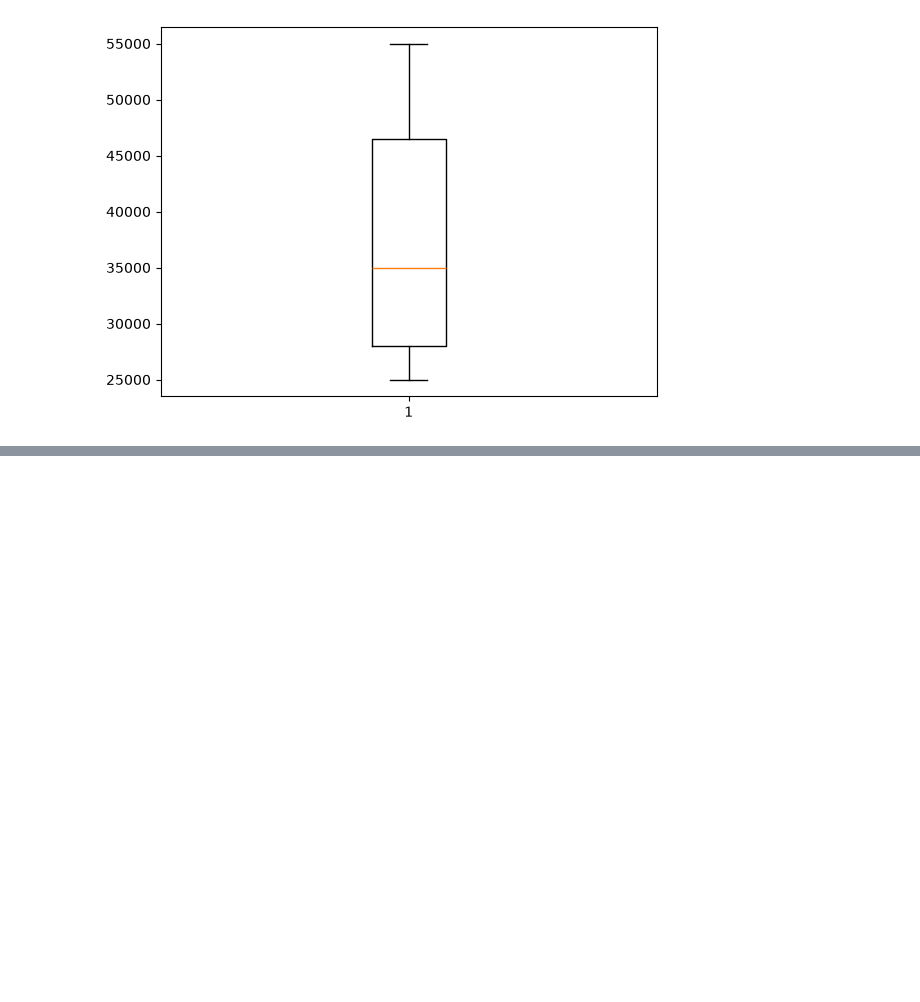
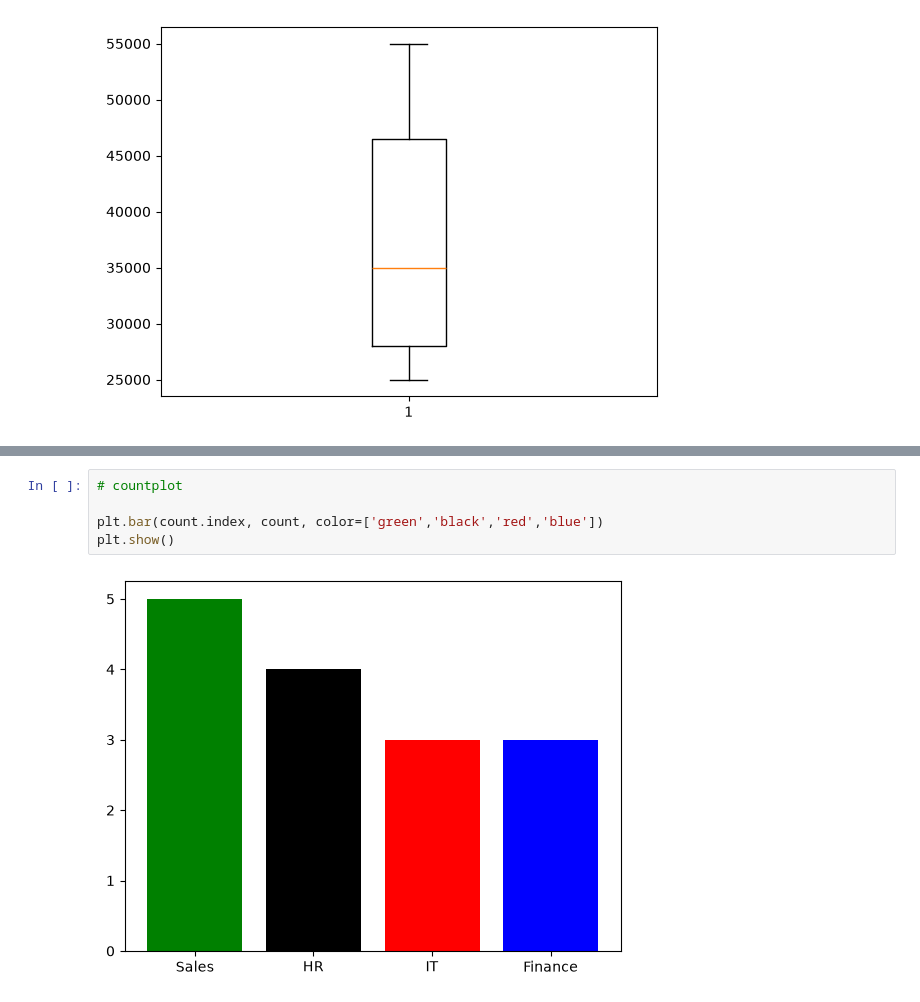
Before and after one commit to anojpradhan/learningDS, a Jupyter notebook: matplotlib.ipynb, the cells around one changed output, grey strips where cells are left out. Drawn from its saved outputs; the diff is of its cells as text; blank space fills up the shorter version.

```diff
--- a/matplotlib.ipynb
+++ b/matplotlib.ipynb
@@ -49,0 +70,7 @@ plt.show()
+# %%
+# countplot
+
+plt.bar(count.index, count, color=['green','black','red','blue'])
+plt.show()
+# %% [output]
+[figure, added]
```
Also changed, not shown: parts of 3 cells of this notebook.
